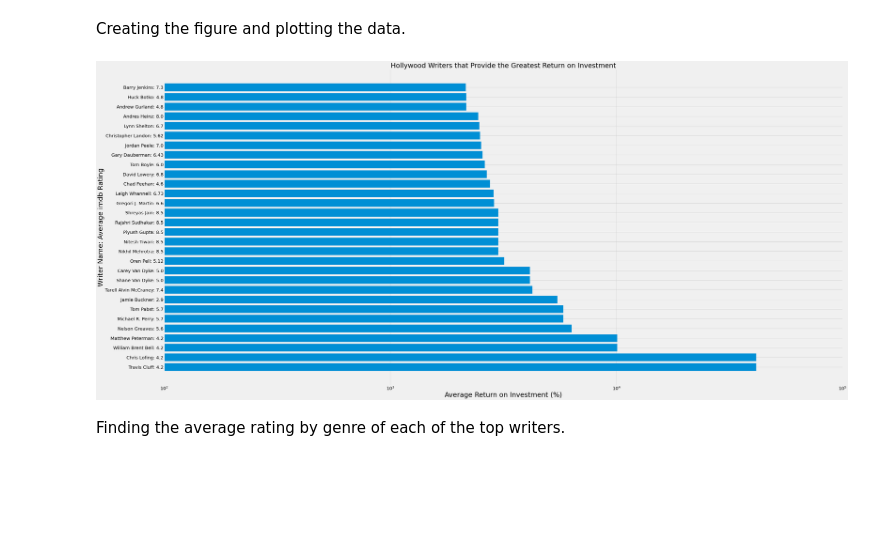
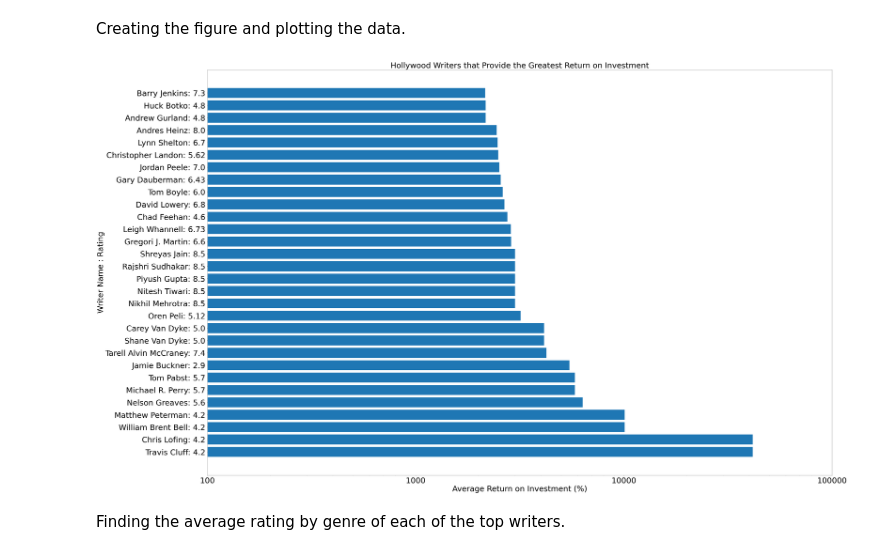
Before and after one commit to zach-hanly/microsoft_movie_project, a Jupyter notebook: tj/Workbook.ipynb, the cells around one changed output. Saved outputs shown, nothing was run; the diff lists cells and outputs as text; code cells hidden in the pictures; blank space fills up the shorter version.

```diff
--- a/tj/Workbook.ipynb
+++ b/tj/Workbook.ipynb
@@ -89,21 +89,23 @@ names_with_rating = [x+': '+str(y) for x,y in zip(names,ratings)]
 # %% [markdown]
 Creating the figure and plotting the data.
 # %%
-fig, ax = plt.subplots(figsize = (48,24))
+from matplotlib.ticker import ScalarFormatter
+fig, ax = plt.subplots(figsize = (72,48))
 x = names_with_rating
 y = writers_plot['ROI']
 ax.barh(x,y)
 ax.set_xscale('log')
-ax.set_xticks([100, 1000, 10000,100000])
-ax.set_xlabel('Average Return on Investment (%)', size = 30)
-ax.set_title('Hollywood Writers that Provide the Greatest Return on Investment', size = 30)
-ax.set_ylabel('Writer Name: Average imdb Rating', size = 30)
-ax.tick_params(axis='both', which='major', labelsize=20)
-ax.tick_params(axis='y', which='minor', labelsize=20)
-plt.style.use('fivethirtyeight');
+ax.set_xticks([100, 1000, 10000, 100000])
+ax.set_xlabel('Average Return on Investment (%)', size = 50)
+ax.set_title('Hollywood Writers that Provide the Greatest Return on Investment', size = 50)
+ax.set_ylabel('Writer Name : Rating', size = 50)
+ax.tick_params(axis='both', which='major', labelsize=50, pad = 10)
+ax.tick_params(axis='y', which='minor', labelsize=50, pad = 15)
+for axis in [ax.xaxis]:
+    axis.set_major_formatter(ScalarFormatter());
 plt.savefig('top30writersROI.png')
 # %% [output]
-[figure, old version]
+[figure, new version]
 # %% [markdown]
 Finding the average rating by genre of each of the top writers.
 # %%
```
Also changed, not shown: 3 other files.
